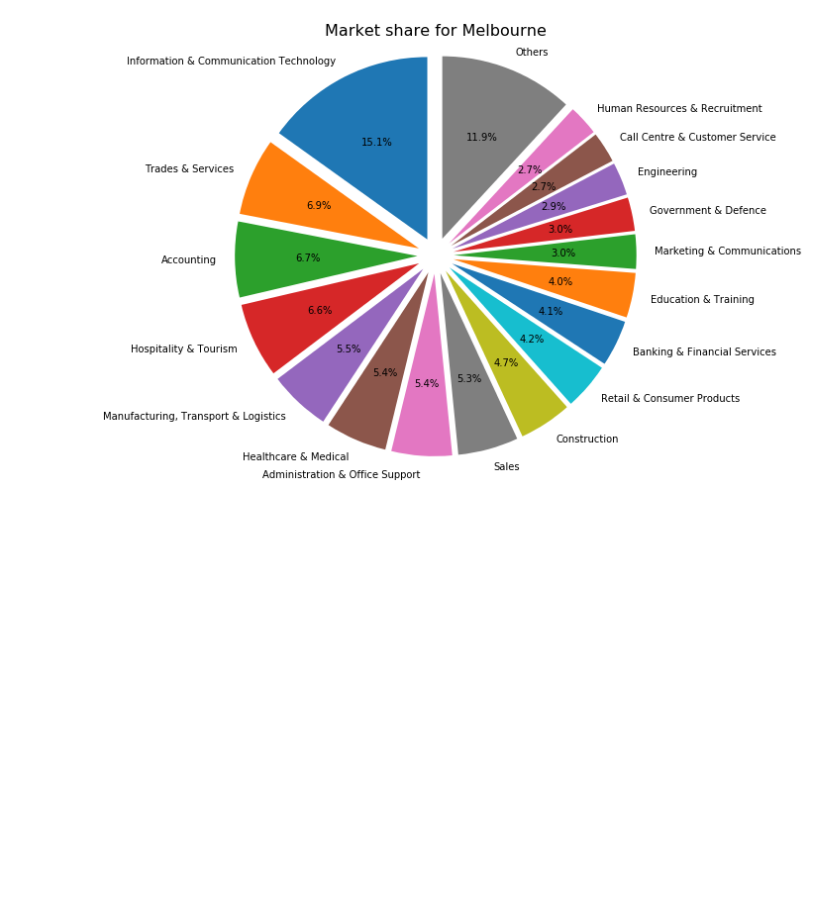
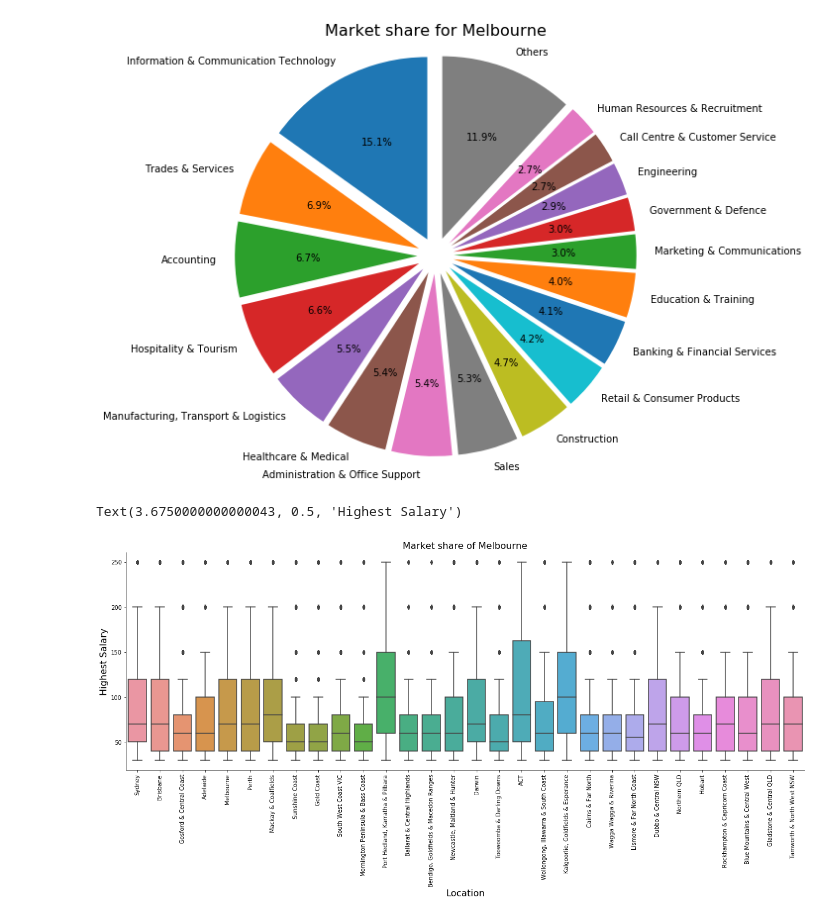
Before and after one commit to susana-p/Shared_Group_File_A3, a Jupyter notebook: Hanh_s523821/data_assignment-part2-Hanh.ipynb, the cells around one changed output. Drawn from its saved outputs; the diff is of its cells as text; code cells hidden in the pictures; blank space fills up the shorter version.

```diff
--- a/Hanh_s523821/data_assignment-part2-Hanh.ipynb
+++ b/Hanh_s523821/data_assignment-part2-Hanh.ipynb
@@ -78,3 +80,23 @@ plt.ylabel('')
 plt.show()
 # %% [output]
 [figure]
+# %%
+# Get the top 30 cities who have the most number of job postings
+locationDf2 = df[df['Location'].isna()==False]
+locationDf2 = locationDf2.groupby('Location').count()
+locationDf2['Location'] = locationDf2.index
+locationDf2['Count'] = locationDf2["Id"]
+locationDf2 = locationDf2.sort_values(by=["Count"], ascending =False)
+locationTop30Df = locationDf2[:30].copy()
+
+
+df_top30 = df[(df['Location'].isna()==False) & (df['Location'].isin(locationTop30Df['Location']).astype(int))]
+
+ax = sns.catplot(x="Location", y="HighestSalary", data = df_top30, kind="box", height=6, aspect=3)
+ax.set_xticklabels(rotation=90)
+plt.title('Market share of Melbourne',size=16,loc='center')
+plt.xlabel('Location',size=16)
+plt.ylabel('Highest Salary',size=16)
+# %% [output]
+Text(3.6750000000000043, 0.5, 'Highest Salary')
+[figure, added]
```
Also changed, not shown: parts of 2 cells of this notebook.
